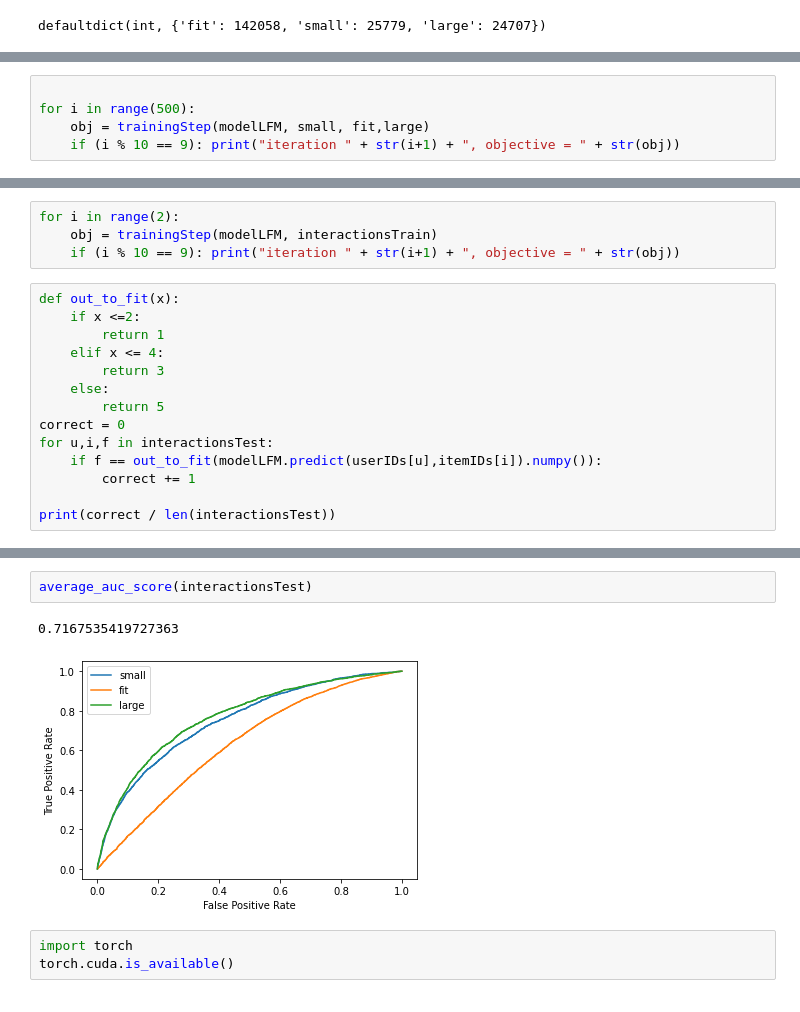
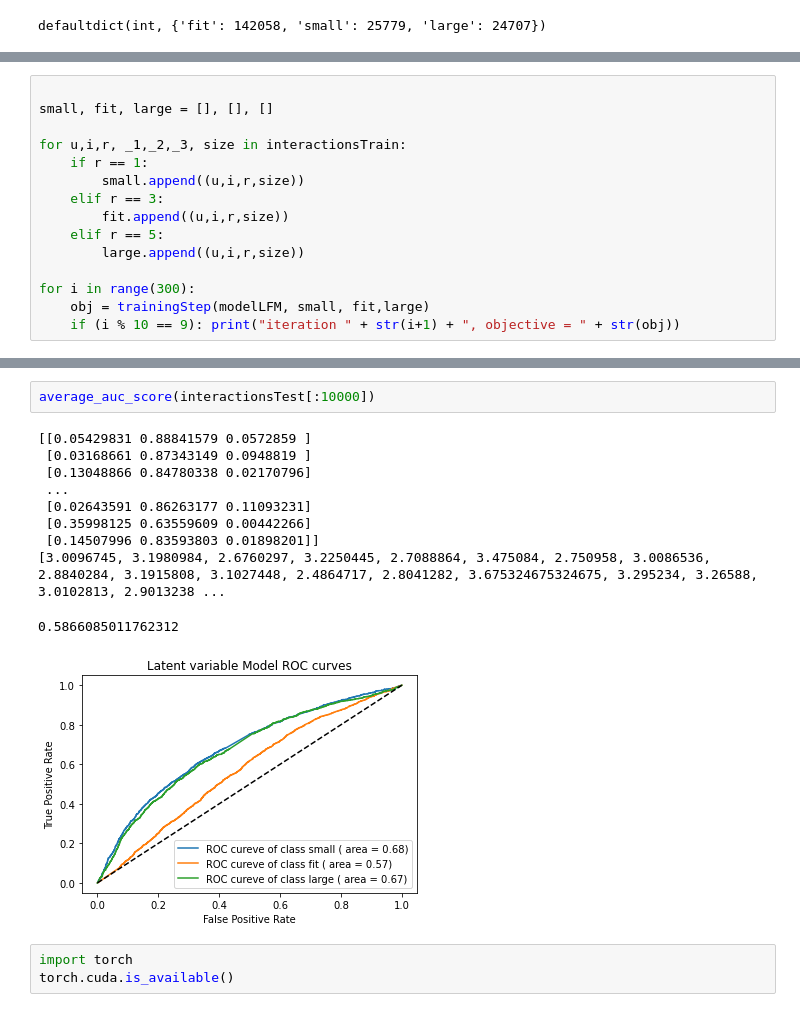
Before and after one commit to owendabestone/CSE258-final-project, a Jupyter notebook: test.ipynb, the cells around one changed output, grey strips where cells are left out. Drawn from its saved outputs; the diff is of its cells as text.

```diff
--- a/test.ipynb
+++ b/test.ipynb
@@ -269,6 +379,16 @@ Length of pre-cleaned data: 192544
 # %%
 
-for i in range(500):
+small, fit, large = [], [], []
+
+for u,i,r, _1,_2,_3, size in interactionsTrain:
+    if r == 1:
+        small.append((u,i,r,size))
+    elif r == 3:
+        fit.append((u,i,r,size))
+    elif r == 5:
+        large.append((u,i,r,size))
+
+for i in range(300):
     obj = trainingStep(modelLFM, small, fit,large)
     if (i % 10 == 9): print("iteration " + str(i+1) + ", objective = " + str(obj))
 # %% [output]
@@ -292,18 +411,0 @@ iteration 500, objective = 0.47221997
-# %%
-for i in range(2):
-    obj = trainingStep(modelLFM, interactionsTrain)
-    if (i % 10 == 9): print("iteration " + str(i+1) + ", objective = " + str(obj))
-# %%
-def out_to_fit(x):
-    if x <=2:
-        return 1
-    elif x <= 4:
-        return 3
-    else:
-        return 5
-correct = 0
-for u,i,f in interactionsTest:
-    if f == out_to_fit(modelLFM.predict(userIDs[u],itemIDs[i]).numpy()):
-        correct += 1
-
-print(correct / len(interactionsTest))
@@ -352,8 +552,16 @@ def average_auc_score(test):
 # %%
-average_auc_score(interactionsTest)
+average_auc_score(interactionsTest[:10000])
 # %% [output]
-0.7167535419727363
+[[0.05429831 0.88841579 0.0572859 ]
+ [0.03168661 0.87343149 0.0948819 ]
+ [0.13048866 0.84780338 0.02170796]
+ ...
+ [0.02643591 0.86263177 0.11093231]
+ [0.35998125 0.63559609 0.00442266]
+ [0.14507996 0.83593803 0.01898201]]
+[3.0096745, 3.1980984, 2.6760297, 3.2250445, 2.7088864, 3.475084, 2.750958, 3.0086536, 2.8840284, 3.1915808, 3.1027448, 2.4864717, 2.8041282, 3.675324675324675, 3.295234, 3.26588, 3.0102813, 2.9013238 ...
+0.5866085011762312
-[figure, old version]
+[figure, new version]
 # %%
 import torch
 torch.cuda.is_available()
```
Also changed, not shown: parts of 13 cells of this notebook, 2 other files.
